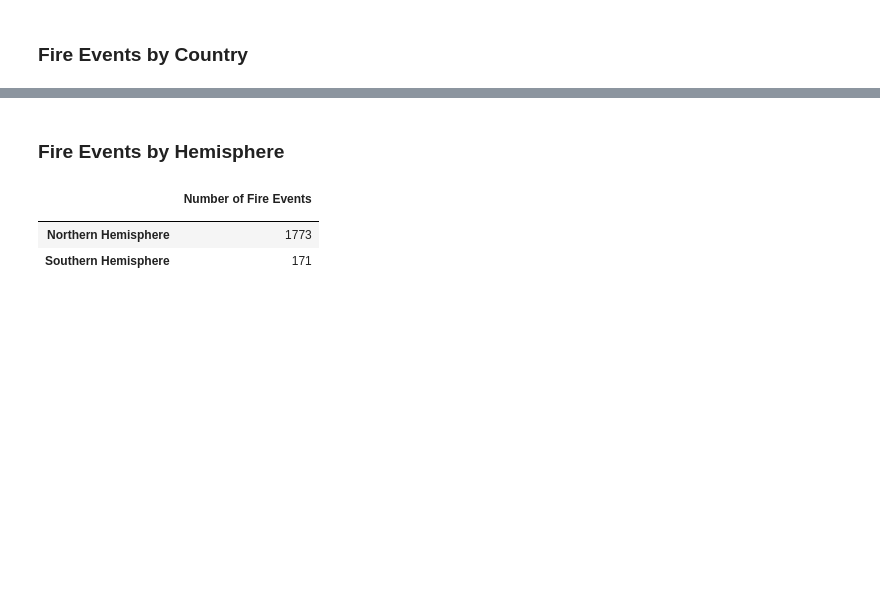
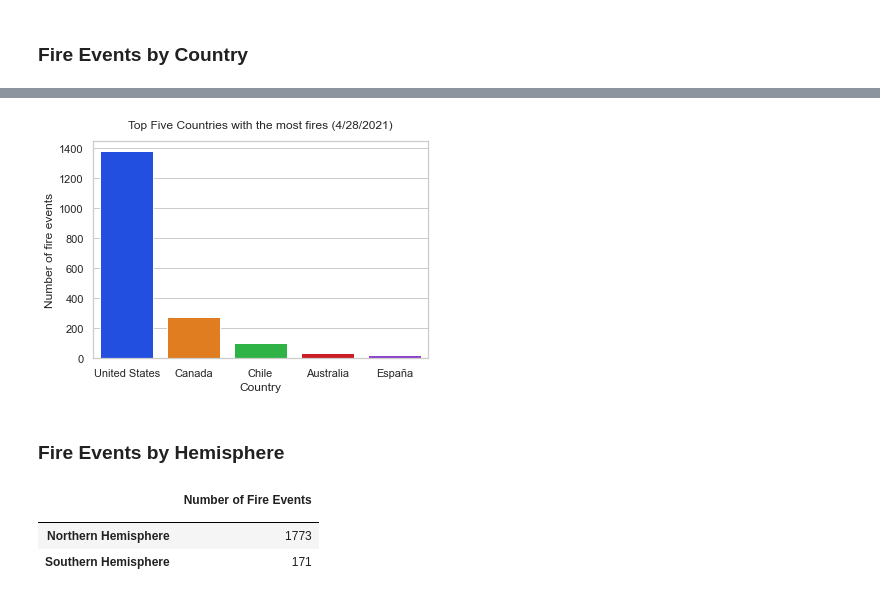
Before and after one commit to britt-emm/CGGroupProject, a Jupyter notebook: NASA_wildfire_graphs.ipynb, the cells around one changed output, grey strips where cells are left out. Cells and saved outputs as stored; diff of their text form; code cells hidden in the pictures; blank space fills up the shorter version.

```diff
--- a/NASA_wildfire_graphs.ipynb
+++ b/NASA_wildfire_graphs.ipynb
@@ -86,3 +96,17 @@ fireCount_byCountry
+# %%
+fire_data_top_countries = fire_df.groupby('Country').count()
+fire_data_top_countries_sorted = fire_data_top_countries.sort_values('Year', ascending = False)
+# fire_data_top_countries_sorted.head()
+# %%
+# graph of top five countries, since the range of fire events by country is so wide
+# data appears to be biased towards the US
+
+top_countries = sns.barplot(x = 'Country', y = 'ID', data = fire_data_top_countries_sorted.reset_index().head(), palette='bright')
+top_countries.set_title("Top Five Countries with the most fires (4/28/2021)", y=1.03)
+top_countries.set(xlabel="Country", ylabel="Number of fire events")
+plt.show()
+# %% [output]
+[figure, added]
 # %% [markdown]
 ### Fire Events by Hemisphere
 # %%
```
Also changed, not shown: parts of 20 cells of this notebook, 1 other file.
